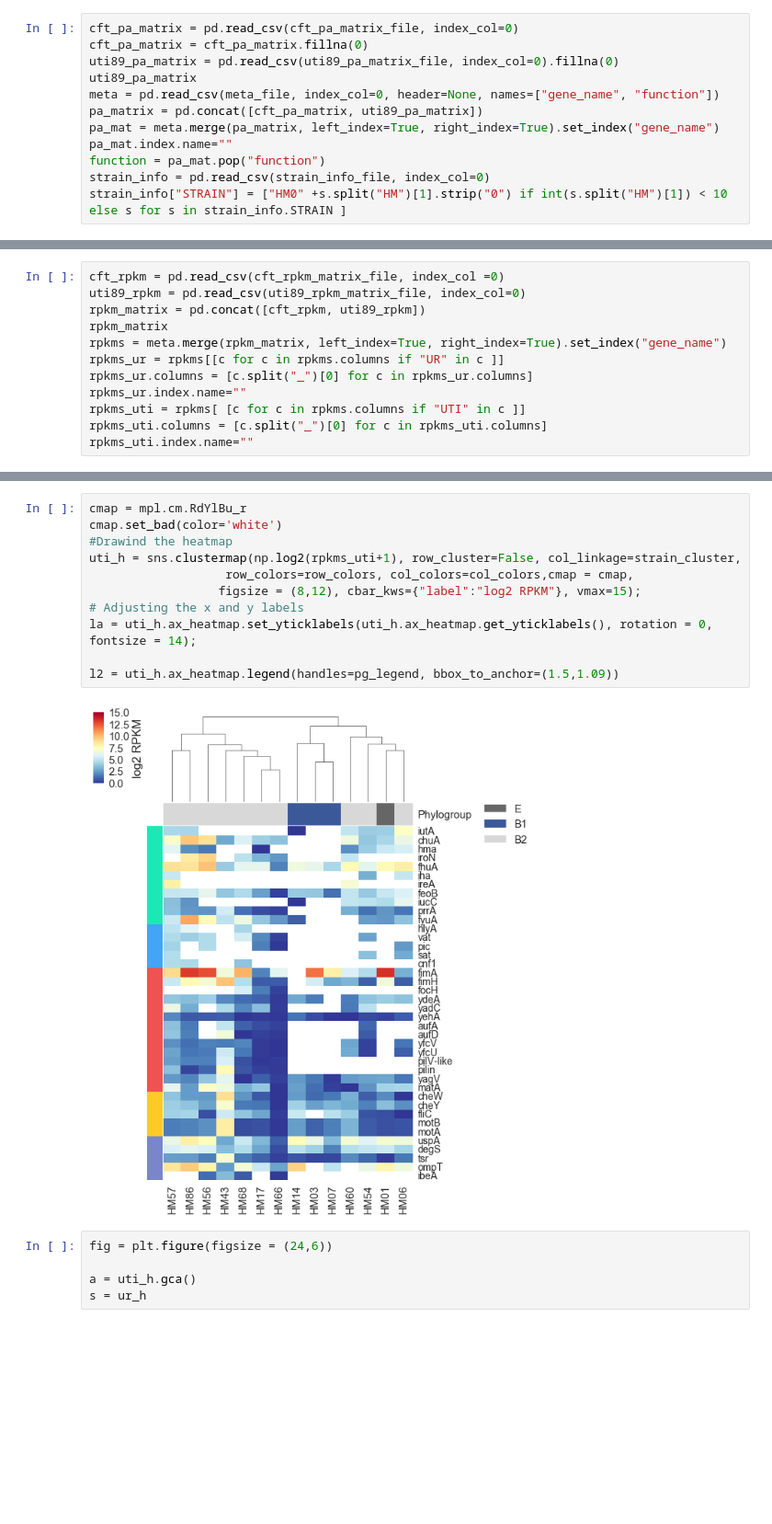
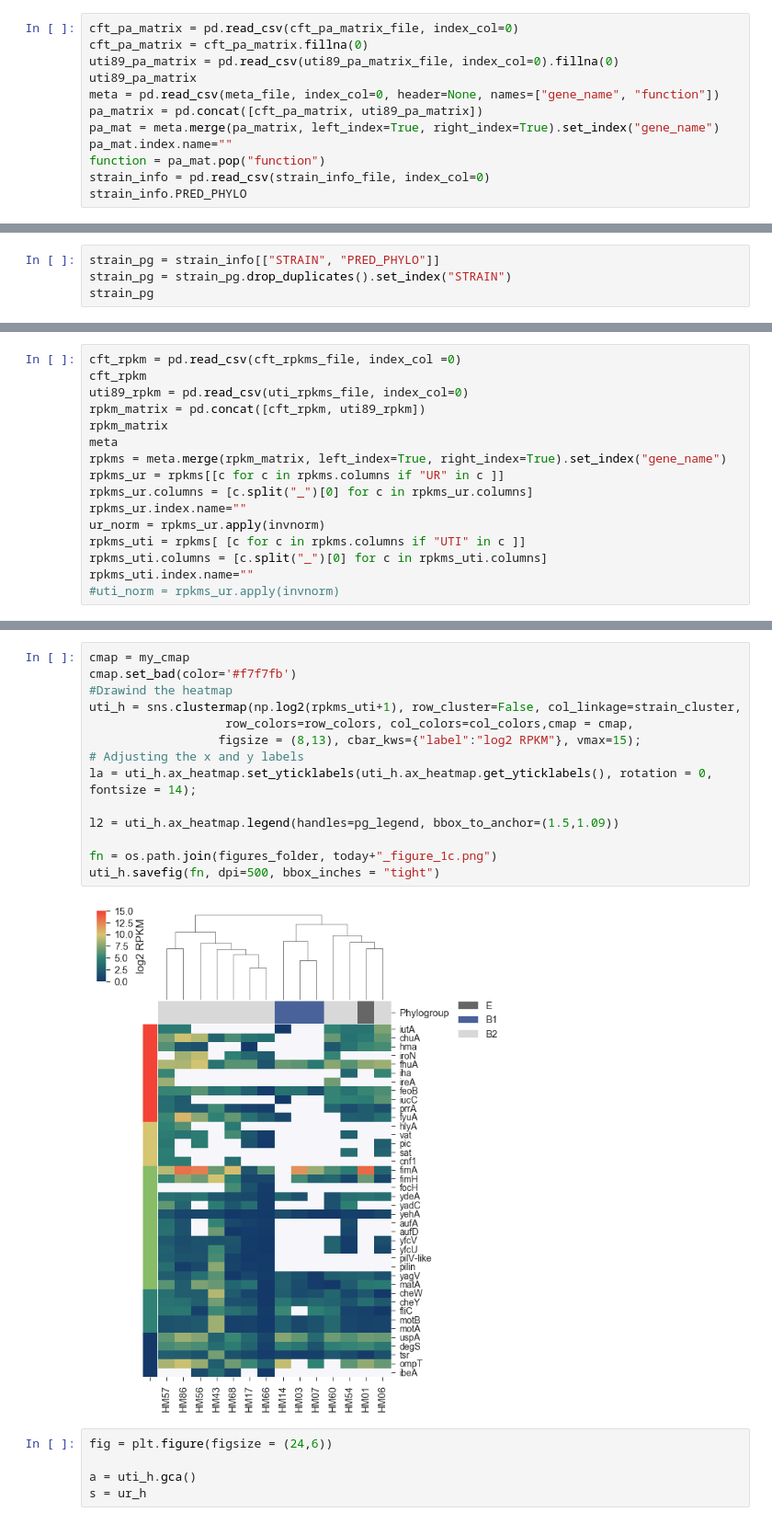
Before and after one commit to ASintsova/HUTI-RNAseq, a Jupyter notebook: code/virulence_factor_expression/virulence_factor_expression.ipynb, the cells around one changed output, grey strips where cells are left out. Shown at 92% size. Cells and saved outputs as stored; diff of their text form; blank space fills up the shorter version.

```diff
--- a/code/virulence_factor_expression/virulence_factor_expression.ipynb
+++ b/code/virulence_factor_expression/virulence_factor_expression.ipynb
@@ -49,4 +103,4 @@ pa_mat = meta.merge(pa_matrix, left_index=True, right_index=True).set_index("gen
 pa_mat.index.name=""
 function = pa_mat.pop("function")
 strain_info = pd.read_csv(strain_info_file, index_col=0)
-strain_info["STRAIN"] = ["HM0" +s.split("HM")[1].strip("0") if int(s.split("HM")[1]) < 10 else s for s in strain_info.STRAIN ]
+strain_info.PRED_PHYLO
@@ -60,0 +125,4 @@ Index(['iutA', 'chuA', 'hma', 'iroN', 'fhuA', 'iha', 'ireA', 'feoB', 'iucC',
+# %%
+strain_pg = strain_info[["STRAIN", "PRED_PHYLO"]]
+strain_pg = strain_pg.drop_duplicates().set_index("STRAIN")
+strain_pg
@@ -98,12 +186,16 @@ g
 # %%
-cft_rpkm = pd.read_csv(cft_rpkm_matrix_file, index_col =0)
-uti89_rpkm = pd.read_csv(uti89_rpkm_matrix_file, index_col=0)
+cft_rpkm = pd.read_csv(cft_rpkms_file, index_col =0)
+cft_rpkm
+uti89_rpkm = pd.read_csv(uti_rpkms_file, index_col=0)
 rpkm_matrix = pd.concat([cft_rpkm, uti89_rpkm])
 rpkm_matrix
+meta
 rpkms = meta.merge(rpkm_matrix, left_index=True, right_index=True).set_index("gene_name")
 rpkms_ur = rpkms[[c for c in rpkms.columns if "UR" in c ]]
 rpkms_ur.columns = [c.split("_")[0] for c in rpkms_ur.columns]
 rpkms_ur.index.name=""
+ur_norm = rpkms_ur.apply(invnorm)
 rpkms_uti = rpkms[ [c for c in rpkms.columns if "UTI" in c ]]
 rpkms_uti.columns = [c.split("_")[0] for c in rpkms_uti.columns]
 rpkms_uti.index.name=""
+#uti_norm = rpkms_ur.apply(invnorm)
@@ -122,16 +220,19 @@ la = ur_h.ax_heatmap.set_yticklabels(ur_h.ax_heatmap.get_yticklabels(), rotation
 # %%
-cmap = mpl.cm.RdYlBu_r
-cmap.set_bad(color='white')
+cmap = my_cmap
+cmap.set_bad(color='#f7f7fb')
 #Drawind the heatmap
 uti_h = sns.clustermap(np.log2(rpkms_uti+1), row_cluster=False, col_linkage=strain_cluster,
                    row_colors=row_colors, col_colors=col_colors,cmap = cmap,
-                  figsize = (8,12), cbar_kws={"label":"log2 RPKM"}, vmax=15);
+                  figsize = (8,13), cbar_kws={"label":"log2 RPKM"}, vmax=15);
 # Adjusting the x and y labels
 la = uti_h.ax_heatmap.set_yticklabels(uti_h.ax_heatmap.get_yticklabels(), rotation = 0, fontsize = 14);
 
 l2 = uti_h.ax_heatmap.legend(handles=pg_legend, bbox_to_anchor=(1.5,1.09))
+
+fn = os.path.join(figures_folder, today+"_figure_1c.png")
+uti_h.savefig(fn, dpi=500, bbox_inches = "tight")
 # %% [output]
-[figure, old version]
+[figure, new version]
 # %%
 fig = plt.figure(figsize = (24,6))
 
```
Also changed, not shown: parts of 9 cells of this notebook, 9 other files.
